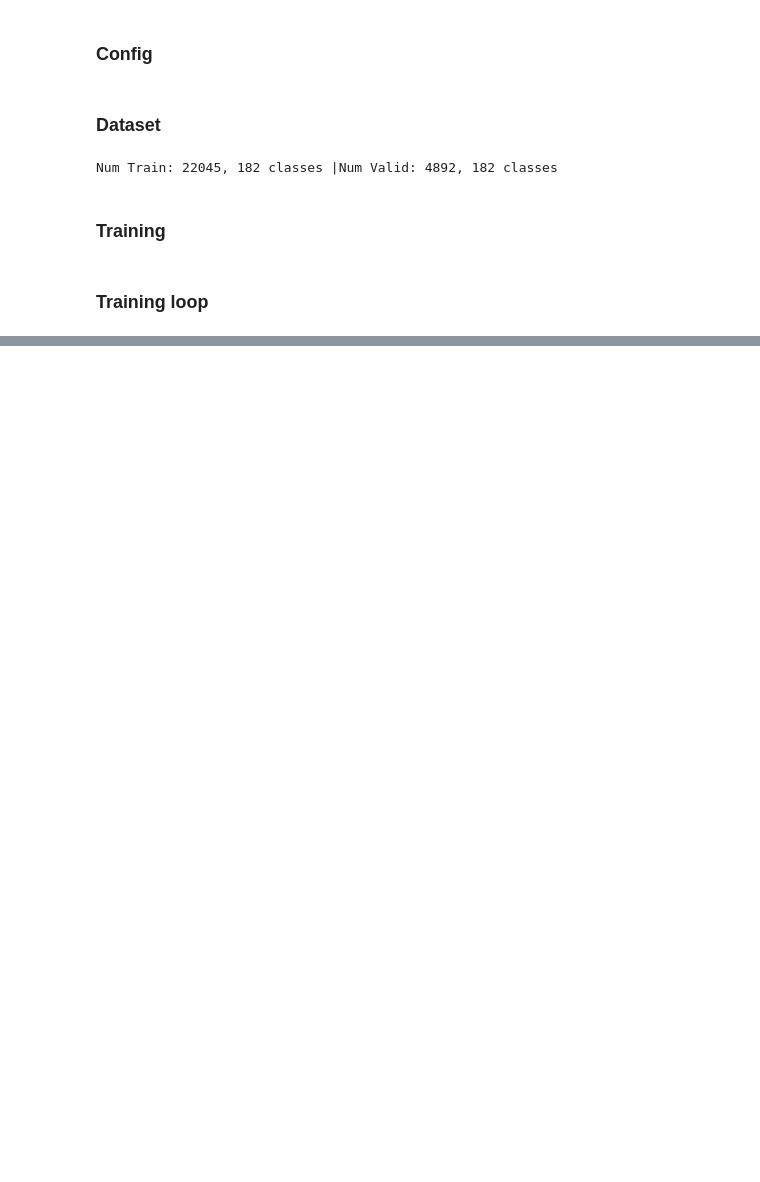
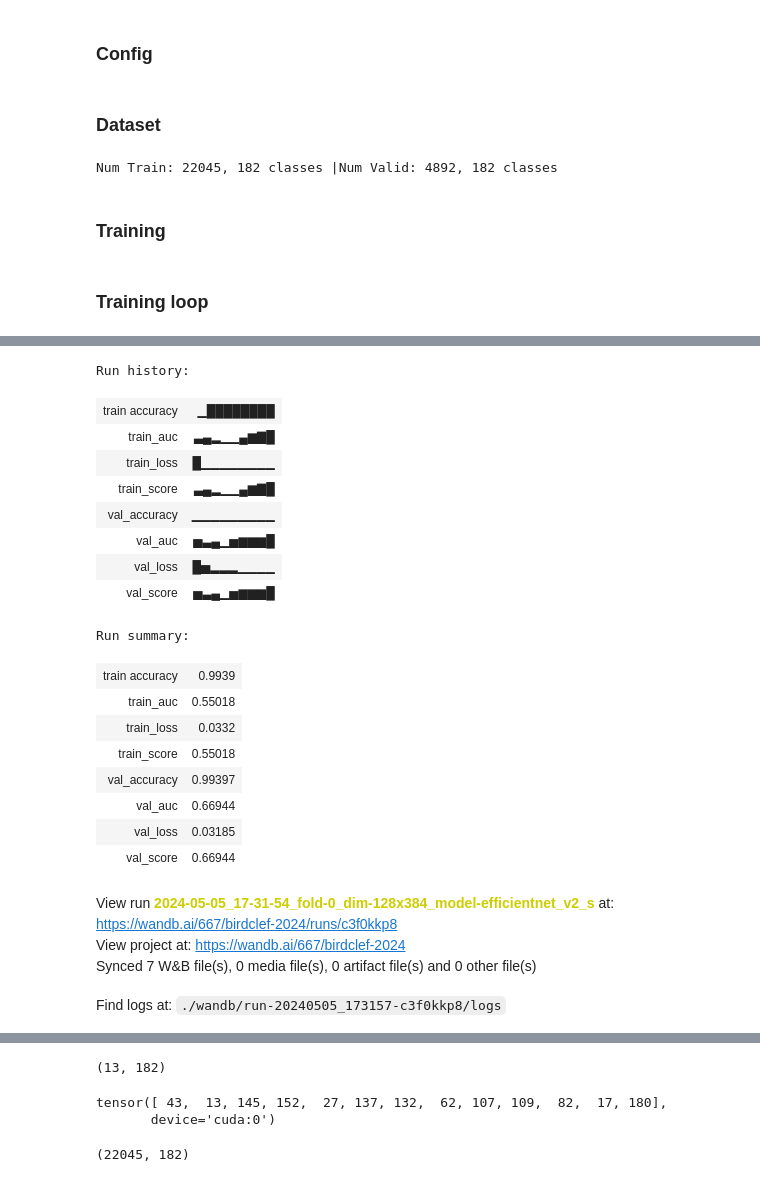
Before and after one commit to cvincent13/BirdCLEF2024-Kaggle, a Jupyter notebook: train.ipynb, the cells around one changed output, grey strips where cells are left out. Saved outputs shown, nothing was run; the diff lists cells and outputs as text; code cells hidden in the pictures; blank space fills up the shorter version.

```diff
--- a/train.ipynb
+++ b/train.ipynb
@@ -64,20 +63,20 @@ class Config:
     model_name = 'efficientnet_v2_s'
     n_folds = 5
     upsample_thr = 50
-    use_class_weights = True
+    use_class_weights = False   # Test
 
     standardize = False
     dataset_mean = [-16.8828]
     dataset_std = [12.4019]
 
-    data_aug = True
-    cutmix_mixup = True
-    loss = 'bce'
-    secondary_labels_weight = 0.3
-    use_focal = True
+    data_aug = True     # Test
+    cutmix_mixup = False     # Test
+    loss = 'bce'    # Test ('crossentropy', 'bce')
+    secondary_labels_weight = 0.3   # Test (0)
+    use_focal = False    # Test (only with bce)
     focal_gamma = 2
     focal_lambda = 1
-    label_smoothing = 0.05
+    label_smoothing = 0.05  # Only with crossentropy
 
     num_epochs = 10
     warmup_epochs = 0.5
@@ -86,14 +85,15 @@ class Config:
     final_lr = 0.01
     weight_decay = 0.0001
 
-    wandb = False
+    wandb = True
     competition   = 'birdclef-2024'
     _wandb_kernel = 'cvincent13'
     date = datetime.now().strftime("%Y-%m-%d_%H-%M-%S")
     run_name = f"{date}_fold-{0}_dim-{n_mels}x{target_length}_model-{model_name}"
-    wandb_group = 'EfficientNetB0|FSR|t=10s|128x384|up_thr=50|cv_filter'
+    wandb_group = 'FirstTests'
 
-metadata = get_metadata(Config.n_folds)
+#metadata = get_metadata(Config.n_folds)
+metadata = get_metadata_from_csv('metadata.csv')
 # %% [markdown]
 ### Dataset
 # %%
@@ -318,0 +387,26 @@ if Config.wandb:
+# %%
+wandb.run.finish()
+display(ipd.IFrame(run.url, width=1080, height=720))
+# %% [output]
+Run history:
+| train accuracy | ▁████████ |
+| train_auc | ▃▄▂▁▁▄▆▇█ |
+| train_loss | █▁▁▁▁▁▁▁▁ |
+| train_score | ▃▄▂▁▁▄▆▇█ |
+| val_accuracy | ▁▁▁▁▁▁▁▁▁ |
+| val_auc | ▅▃▄▁▅▆▆▆█ |
+| val_loss | █▅▂▂▂▁▁▁▁ |
+| val_score | ▅▃▄▁▅▆▆▆█ |
+Run summary:
+| train accuracy | 0.9939 |
+| train_auc | 0.55018 |
+| train_loss | 0.0332 |
+| train_score | 0.55018 |
+| val_accuracy | 0.99397 |
+| val_auc | 0.66944 |
+| val_loss | 0.03185 |
+| val_score | 0.66944 |
+View run 2024-05-05_17-31-54_fold-0_dim-128x384_model-efficientnet_v2_s at: https://wandb.ai/667/birdclef-2024/runs/c3f0kkp8
+View project at: https://wandb.ai/667/birdclef-2024
+Synced 7 W&B file(s), 0 media file(s), 0 artifact file(s) and 0 other file(s)
+Find logs at: ./wandb/run-20240505_173157-c3f0kkp8/logs
@@ -318,0 +414,13 @@ if Config.wandb:
+# %%
+nn.functional.one_hot(labels.detach().cpu(), num_classes=182).numpy().shape
+# %% [output]
+(13, 182)
+# %%
+labels
+# %% [output]
+tensor([ 43,  13, 145, 152,  27, 137, 132,  62, 107, 109,  82,  17, 180],
+       device='cuda:0')
+# %%
+preds.shape
+# %% [output]
+(22045, 182)
```
Also changed, not shown: parts of 8 cells of this notebook, 5 other files.
